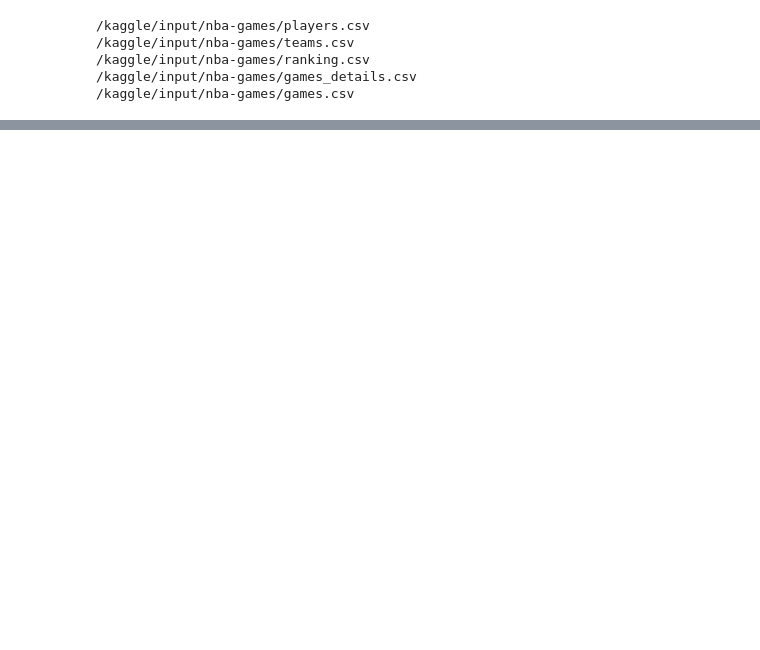
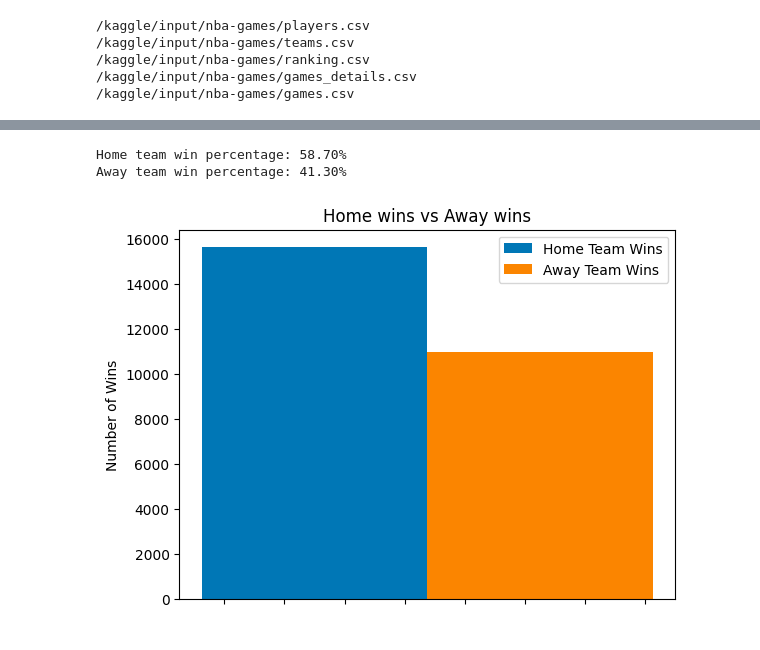
Before and after one commit to rjbeer/NBA-Analysis, a Jupyter notebook: notebook09ea0e1819.ipynb, the cells around one changed output, grey strips where cells are left out. Saved outputs shown, nothing was run; the diff lists cells and outputs as text; code cells hidden in the pictures; blank space fills up the shorter version.

Commit message:
Home wins vs away wins

```diff
--- a/notebook09ea0e1819.ipynb
+++ b/notebook09ea0e1819.ipynb
@@ -32,0 +35,9 @@ Though vague it is important to have an understanding of the ultimate goal. With
+# %%
+gameData = pd.read_csv("/kaggle/input/nba-games/games_details.csv")
+games = pd.read_csv("/kaggle/input/nba-games/games.csv")
+players = pd.read_csv("/kaggle/input/nba-games/players.csv")
+teams = pd.read_csv("/kaggle/input/nba-games/teams.csv")
+rankings = pd.read_csv("/kaggle/input/nba-games/ranking.csv")
+#initial dataframes for all .csv files
+#For now the only dataframe we will look into is games
+games.head()
@@ -32,0 +56,24 @@ Though vague it is important to have an understanding of the ultimate goal. With
+# %%
+import matplotlib.pyplot as plt
+
+home_team_group = games.groupby(["HOME_TEAM_WINS"])
+home_wins = home_team_group.get_group(1)
+home_loses = home_team_group.get_group(0)
+
+home_team_wins = home_wins["HOME_TEAM_WINS"].value_counts()
+away_team_wins = home_loses["HOME_TEAM_WINS"].value_counts()
+
+plt.bar(0.5, home_team_wins, width = .75,color = '#0077b6',label = 'Home Team Wins')
+plt.bar(1.25, away_team_wins, width = .75,color = '#fb8500',label = 'Away Team Wins')
+
+plt.ylabel('Number of Wins')
+plt.xticks(color = 'w')
+plt.title('Home wins vs Away wins')
+plt.legend()
+
+percentage_for_home = games['HOME_TEAM_WINS'].value_counts()/len(games) * 100
+print(f'Home team win percentage: {percentage_for_home[1]:.2f}% \nAway team win percentage: {percentage_for_home[0]:.2f}%')
+# %% [output]
+Home team win percentage: 58.70%
+Away team win percentage: 41.30%
+[figure, added]
```
Also changed, not shown: parts of 3 cells of this notebook.
